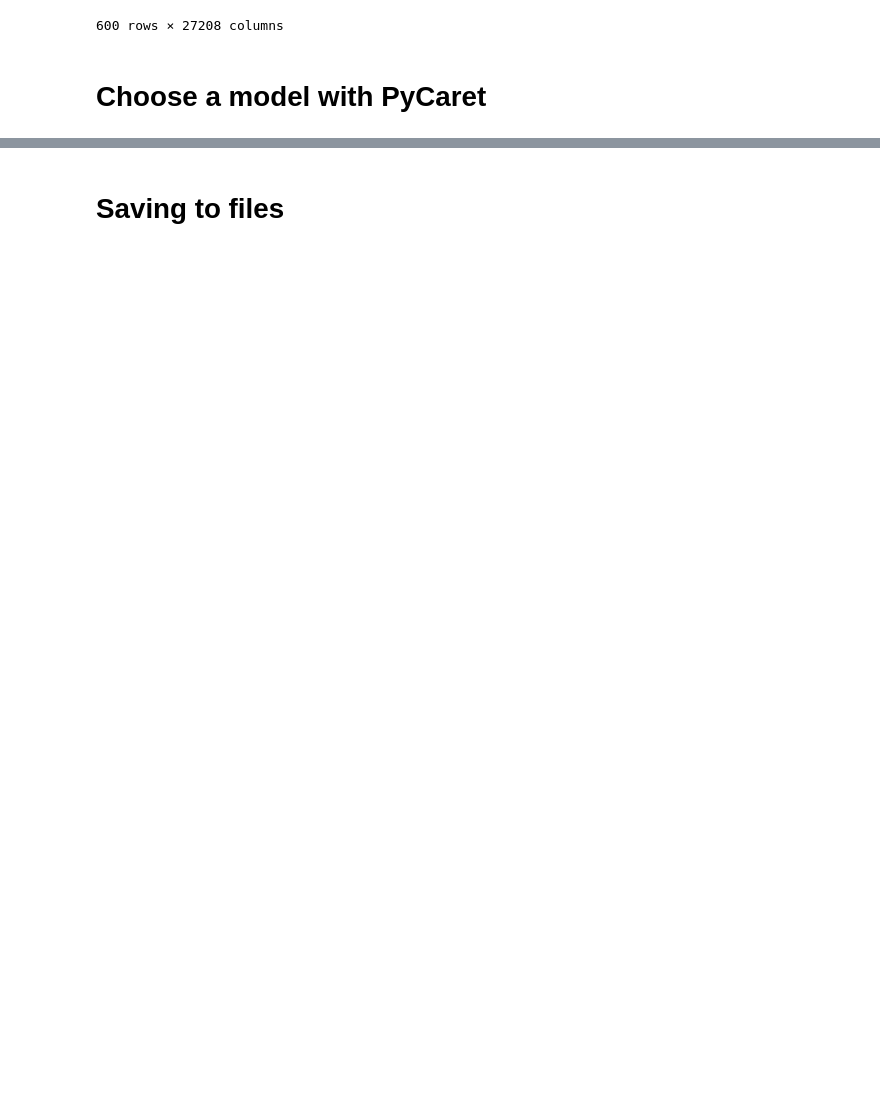
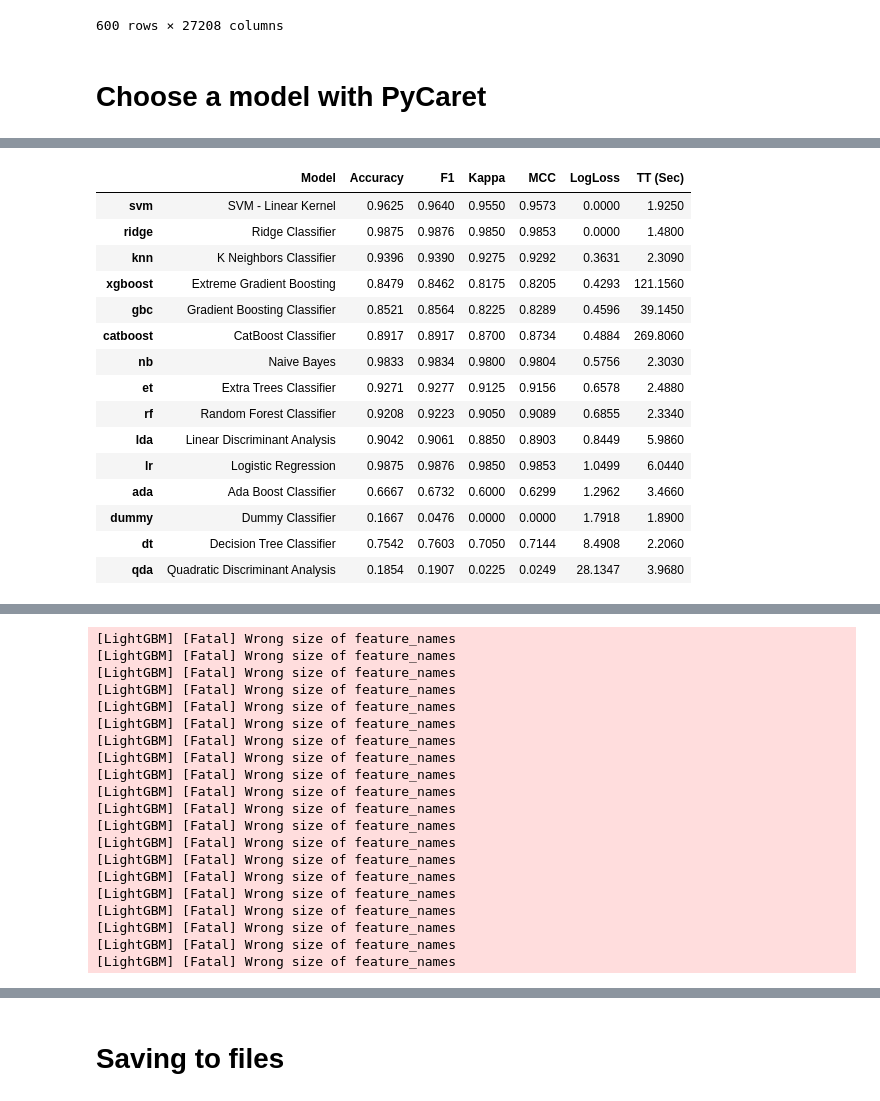
Before and after one commit to SimeonHristov99/ati, a Jupyter notebook: src/06_modelling03_pycaret.ipynb, the cells around one changed output, grey strips where cells are left out. Saved outputs shown, nothing was run; the diff lists cells and outputs as text; code cells hidden in the pictures; blank space fills up the shorter version.

```diff
--- a/src/06_modelling03_pycaret.ipynb
+++ b/src/06_modelling03_pycaret.ipynb
@@ -83,0 +135,8 @@ KeyboardInterrupt:
+# %%
+remove_metric('AUC')
+remove_metric('Recall')
+remove_metric('Precision')
+add_metric('logloss', 'LogLoss', log_loss, greater_is_better=False, target='pred_proba')
+
+best = compare_models(sort='LogLoss')
+# %% [output]
@@ -83,0 +144,16 @@ KeyboardInterrupt:
+|  | Model | Accuracy | F1 | Kappa | MCC | LogLoss | TT (Sec) |
+| svm | SVM - Linear Kernel | 0.9625 | 0.9640 | 0.9550 | 0.9573 | 0.0000 | 1.9250 |
+| ridge | Ridge Classifier | 0.9875 | 0.9876 | 0.9850 | 0.9853 | 0.0000 | 1.4800 |
+| knn | K Neighbors Classifier | 0.9396 | 0.9390 | 0.9275 | 0.9292 | 0.3631 | 2.3090 |
+| xgboost | Extreme Gradient Boosting | 0.8479 | 0.8462 | 0.8175 | 0.8205 | 0.4293 | 121.1560 |
+| gbc | Gradient Boosting Classifier | 0.8521 | 0.8564 | 0.8225 | 0.8289 | 0.4596 | 39.1450 |
+| catboost | CatBoost Classifier | 0.8917 | 0.8917 | 0.8700 | 0.8734 | 0.4884 | 269.8060 |
+| nb | Naive Bayes | 0.9833 | 0.9834 | 0.9800 | 0.9804 | 0.5756 | 2.3030 |
+| et | Extra Trees Classifier | 0.9271 | 0.9277 | 0.9125 | 0.9156 | 0.6578 | 2.4880 |
+| rf | Random Forest Classifier | 0.9208 | 0.9223 | 0.9050 | 0.9089 | 0.6855 | 2.3340 |
+| lda | Linear Discriminant Analysis | 0.9042 | 0.9061 | 0.8850 | 0.8903 | 0.8449 | 5.9860 |
+| lr | Logistic Regression | 0.9875 | 0.9876 | 0.9850 | 0.9853 | 1.0499 | 6.0440 |
+| ada | Ada Boost Classifier | 0.6667 | 0.6732 | 0.6000 | 0.6299 | 1.2962 | 3.4660 |
+| dummy | Dummy Classifier | 0.1667 | 0.0476 | 0.0000 | 0.0000 | 1.7918 | 1.8900 |
+| dt | Decision Tree Classifier | 0.7542 | 0.7603 | 0.7050 | 0.7144 | 8.4908 | 2.2060 |
+| qda | Quadratic Discriminant Analysis | 0.1854 | 0.1907 | 0.0225 | 0.0249 | 28.1347 | 3.9680 |
@@ -83,0 +161,20 @@ KeyboardInterrupt:
+[LightGBM] [Fatal] Wrong size of feature_names
+[LightGBM] [Fatal] Wrong size of feature_names
+[LightGBM] [Fatal] Wrong size of feature_names
+[LightGBM] [Fatal] Wrong size of feature_names
+[LightGBM] [Fatal] Wrong size of feature_names
+[LightGBM] [Fatal] Wrong size of feature_names
+[LightGBM] [Fatal] Wrong size of feature_names
+[LightGBM] [Fatal] Wrong size of feature_names
+[LightGBM] [Fatal] Wrong size of feature_names
+[LightGBM] [Fatal] Wrong size of feature_names
+[LightGBM] [Fatal] Wrong size of feature_names
+[LightGBM] [Fatal] Wrong size of feature_names
+[LightGBM] [Fatal] Wrong size of feature_names
+[LightGBM] [Fatal] Wrong size of feature_names
+[LightGBM] [Fatal] Wrong size of feature_names
+[LightGBM] [Fatal] Wrong size of feature_names
+[LightGBM] [Fatal] Wrong size of feature_names
+[LightGBM] [Fatal] Wrong size of feature_names
+[LightGBM] [Fatal] Wrong size of feature_names
+[LightGBM] [Fatal] Wrong size of feature_names
```
Also changed, not shown: parts of 11 cells of this notebook, 4 other files.
